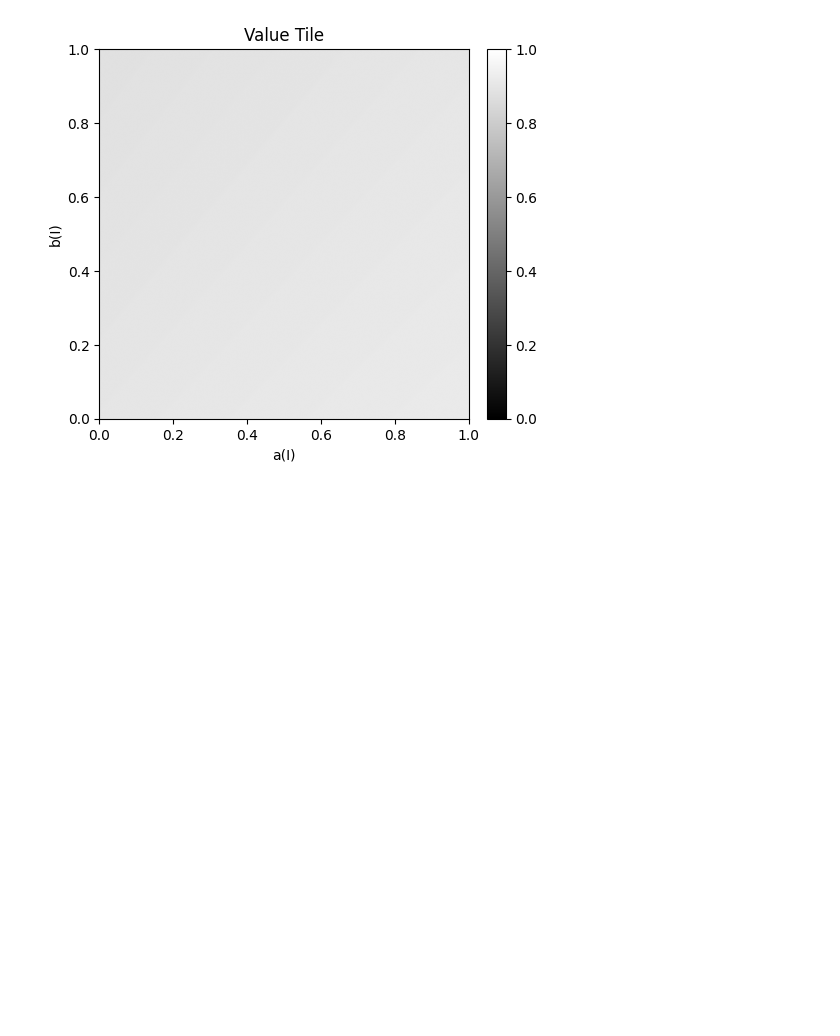
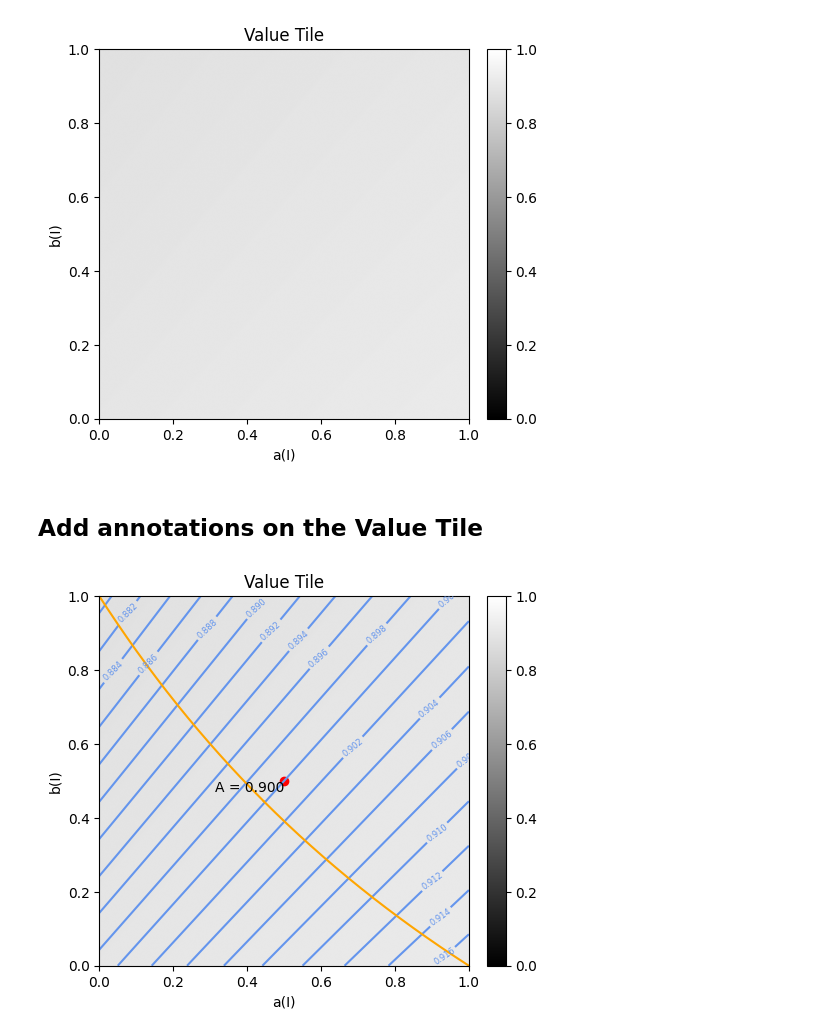
Before and after one commit to uliege-performance/sorbetto, a Jupyter notebook: examples/value_tile.ipynb, the cells around one changed output. Saved outputs shown, nothing was run; the diff lists cells and outputs as text; code cells hidden in the pictures; blank space fills up the shorter version.

Commit message:
[IMP] add an example with annotations to the value tile

```diff
--- a/examples/value_tile.ipynb
+++ b/examples/value_tile.ipynb
@@ -36,3 +36,5 @@ fig, ax = tile.draw()
 plt.show()
 # %% [output]
 [figure]
+# %% [markdown]
+## Add annotations on the Value Tile
@@ -38,0 +48,25 @@ plt.show()
+# %%
+tile.clearAnnotations()
+
+# Create annotation object to add a score
+accuracy_score = RankingScore.getAccuracy()
+accuracy_value = accuracy_score(performance)
+accuracy_point_annotation = AnnotationText(
+    location=accuracy_score, label=f"A = {accuracy_value:.3f}", color="red"
+)
+tile.appendAnnotation(accuracy_point_annotation)
+
+# Create annotation object to add isovalue lines
+isolines_annotation = AnnotationIsovalueCurves()
+tile.appendAnnotation(isolines_annotation)
+
+# Create annotation object to add the locus of performance orderings putting all no-skill performances on an equal footing
+prior_pos = proba_tp + proba_fn
+prior_annotation = AnnotationCurveFixedClassPriors(priorPos=prior_pos, c="orange")
+tile.appendAnnotation(prior_annotation)
+
+# Draw the Value Tile
+fig, ax = tile.draw()
+plt.show()
+# %% [output]
+[figure, added]
```
Also changed, not shown: parts of 1 cell of this notebook.
